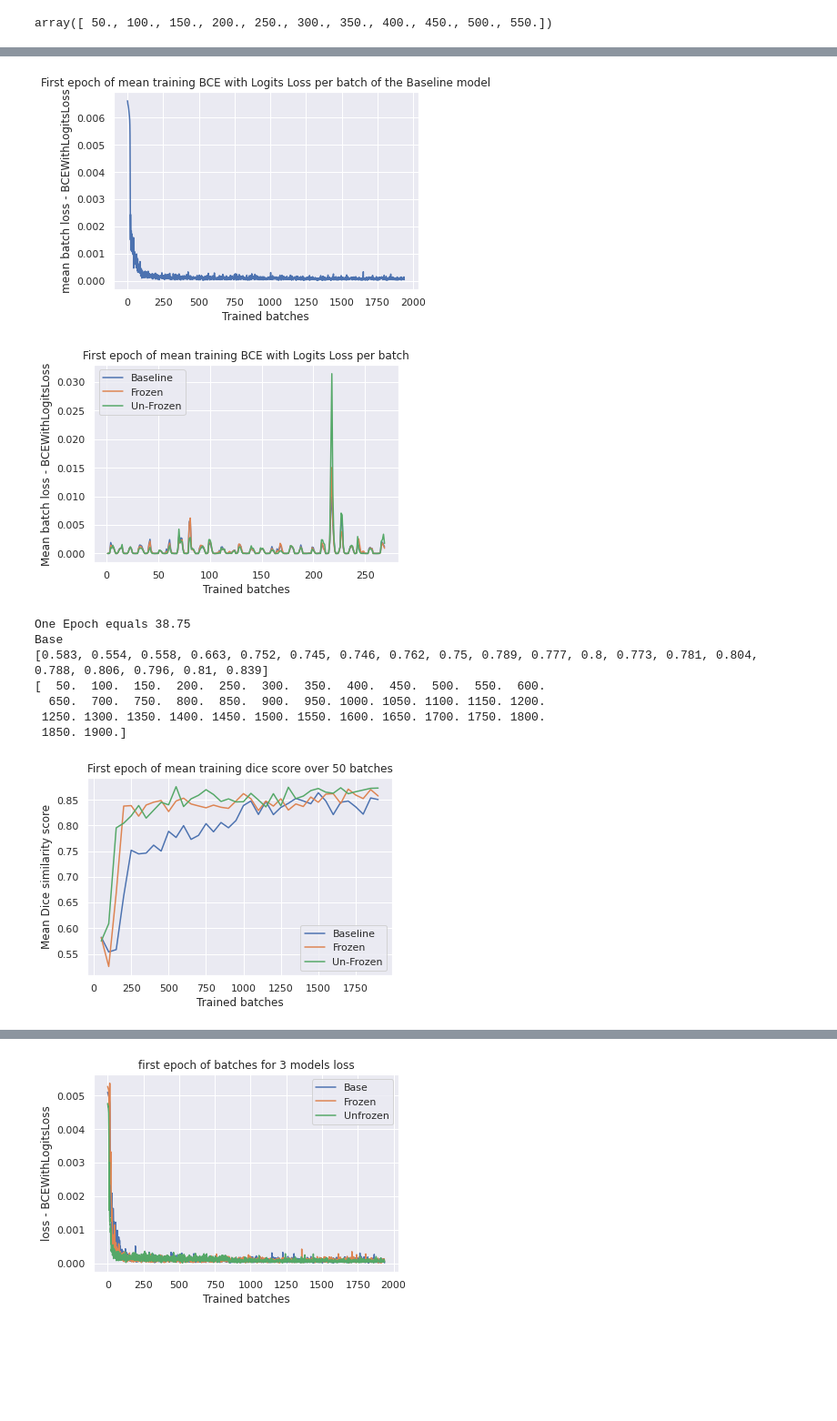
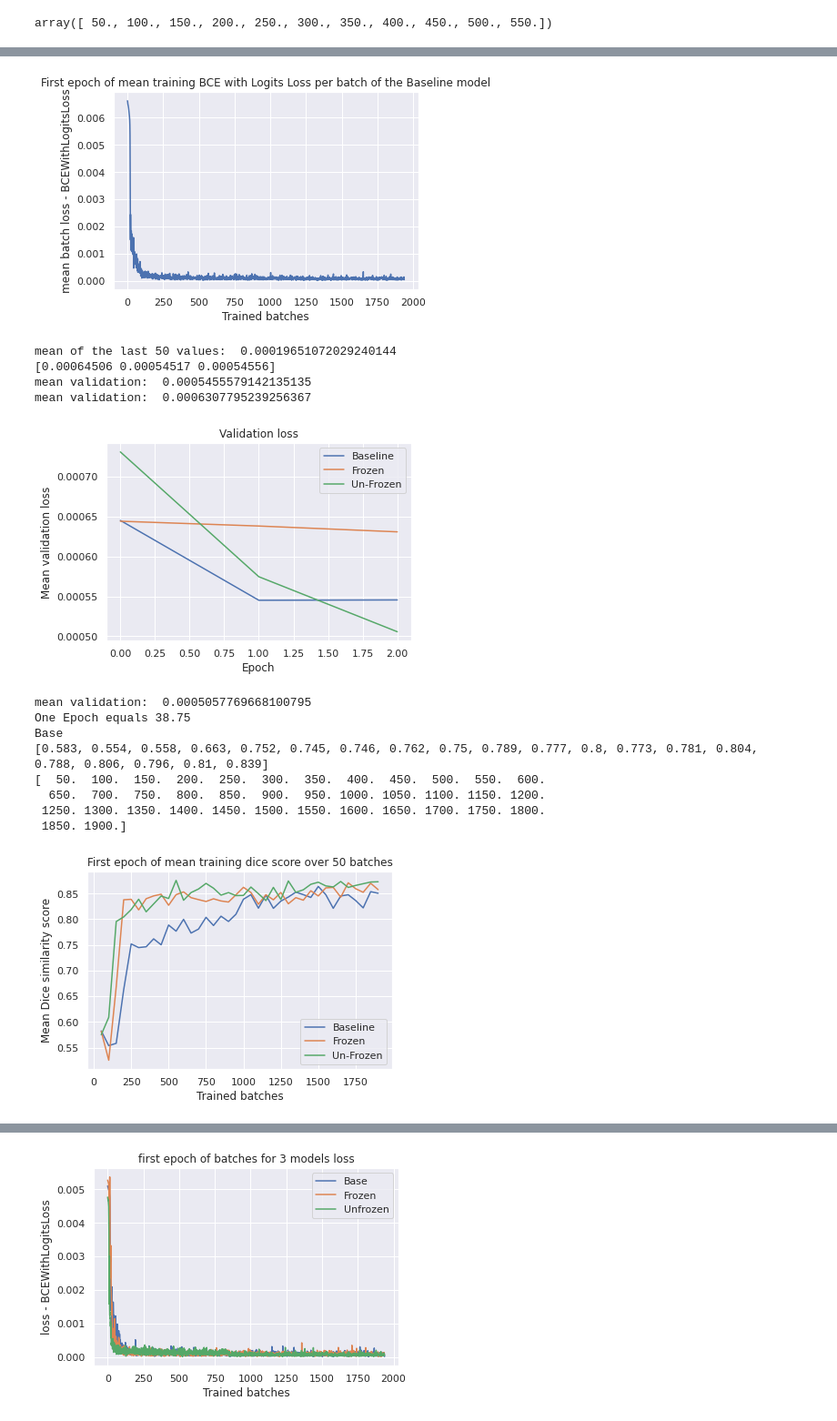
Before and after one commit to Jmckone1/unet, a Jupyter notebook: RANO comparison.ipynb, the cells around one changed output, grey strips where cells are left out. Shown at 91% size. Drawn from its saved outputs; the diff is of its cells as text; code cells hidden in the pictures; blank space fills up the shorter version.

Commit message:
updated notebooks for plot outputs - validation over 3 epochs. got prediction outputs for the baseline model on full dataset

```diff
--- a/RANO comparison.ipynb
+++ b/RANO comparison.ipynb
@@ -45,24 +46,39 @@ plt.plot(range(len(list_total)),list_total)
 plt.title("First epoch of mean training BCE with Logits Loss per batch of the Baseline model")
 plt.xlabel("Trained batches")
 plt.ylabel("mean batch loss - BCEWithLogitsLoss")
+#plt.ylim([-0.001, 0.035])
 plt.show()
+print("mean of the last 50 values: ", np.nanmean(x[:-50]))
 
-list_total = []
-for j in range(1):
-    x = np.genfromtxt("Checkpoints/Full_model_MK5_H16_O4A4_base/epoch_"+str(j)+"validation_loss.csv", delimiter=',')
-    y = np.genfromtxt("Checkpoints/Full_model_MK5_H16_O4A4_frozen/epoch_"+str(j)+"validation_loss.csv", delimiter=',')
-    z = np.genfromtxt("Checkpoints/Full_model_MK5_H16_O4A4_unfrozen/epoch_"+str(j)+"validation_loss.csv", delimiter=',')
+x_array,y_array,z_array = np.array([]),np.array([]),np.array([])
+for j in range(3):
+    x = np.nanmean(np.genfromtxt("Checkpoints/Full_model_MK5_H16_O4A4_base/epoch_"+str(j)+"validation_loss.csv", delimiter=','))
+    x_array = np.append(x_array, x)
+    y = np.nanmean(np.genfromtxt("Checkpoints/Full_model_MK5_H16_O4A4_frozen/epoch_"+str(j)+"validation_loss.csv", delimiter=','))
+    y_array = np.append(y_array, y)
+    z = np.nanmean(np.genfromtxt("Checkpoints/Full_model_MK5_H16_O4A4_unfrozen/epoch_"+str(j)+"validation_loss.csv", delimiter=','))
+    z_array = np.append(z_array, z)
 
-    list_total = np.concatenate((list_total,x))
 
-plt.plot(range(len(x)),x)
-plt.plot(range(len(y)),y)
-plt.plot(range(len(z)),z)
-plt.title("First epoch of mean training BCE with Logits Loss per batch")
-plt.xlabel("Trained batches")
-plt.ylabel("Mean batch loss - BCEWithLogitsLoss")
+print(empty_array)
+plt.plot(range(len(x_array)),x_array)
+plt.title("Validation loss")
+#plt.ylim([-0.001, 0.035])
+#plt.show()
+print("mean validation: ", np.nanmean(x))
+
+plt.plot(range(len(y_array)),y_array)
+#plt.ylim([-0.001, 0.035])
+#plt.show()
+print("mean validation: ", np.nanmean(y))
+
+plt.plot(range(len(z_array)),z_array)
+plt.xlabel("Epoch")
+plt.ylabel("Mean validation loss")
+#plt.ylim([-0.001, 0.035])
 plt.legend(["Baseline","Frozen","Un-Frozen"])
 plt.show()
+print("mean validation: ", np.nanmean(z))
 
 x0 = np.genfromtxt("Checkpoints/Full_model_MK5_H16_O4A4_base/epoch_0training_dice.csv", delimiter=',')
 y0 = np.genfromtxt("Checkpoints/Full_model_MK5_H16_O4A4_frozen/epoch_0training_dice.csv", delimiter=',')
@@ -113,48 +129,53 @@ z0 = np.genfromtxt("Checkpoints/Full_model_MK5_H16_O4A4_unfrozen/epoch_0validati
 z0.tolist().append(np.genfromtxt("Checkpoints/Full_model_MK5_H16_O4A4_unfrozen/epoch_1validation_dice.csv", delimiter=',').tolist())
 z0.tolist().append(np.genfromtxt("Checkpoints/Full_model_MK5_H16_O4A4_unfrozen/epoch_2validation_dice.csv", delimiter=',').tolist())
 
-plt.plot(range(len(z0)),z0)
-plt.show()
-print("One Epoch equals" , len(x0)/(50*16))
+# plt.plot(range(len(z0)),z0)
+# plt.show()
+# print("One Epoch equals" , len(x0)/(50*16))
 
 mean_output_x,mean_output_y,mean_output_z = [],[],[]
 each_number_x,each_number_y,each_number_z = [],[],[]
 
 for i in range(len(x0)):
     each_number_x.append(x0[i])
     each_number_y.append(y0[i])
     each_number_z.append(z0[i])
     if len(each_number_x) == (50*4):
         mean_output_x.append(np.mean(each_number_x))
         mean_output_y.append(np.mean(each_number_y))
         mean_output_z.append(np.mean(each_number_z))
         each_number_x,each_number_y,each_number_z = [],[],[]
     if i == len(x0):
         mean_output_x.append(np.mean(each_number_x))
         mean_output_y.append(np.mean(each_number_y))
         mean_output_z.append(np.mean(each_number_z))
 
 print("Base")
 print(list(np.around(np.array(mean_output_x[:20]),3)))
 
 length = np.linspace(50, 1900, num=38)
 print(length)
 plt.plot(range(len(mean_output_x)),mean_output_x)
 plt.plot(range(len(mean_output_y)),mean_output_y)
 plt.plot(range(len(mean_output_z)),mean_output_z)
 plt.title("First epoch of mean training dice score over 50 batches")
 plt.xlabel("Trained batches")
 plt.ylabel("Mean Dice similarity score")
 plt.legend(["Baseline","Frozen","Un-Frozen"])
 plt.show()
 # %% [output]
 [figure]
+mean of the last 50 values:  0.00019651072029240144
+[0.00064506 0.00054517 0.00054556]
+mean validation:  0.0005455579142135135
+mean validation:  0.0006307795239256367
-[figure, old version]
+[figure, new version]
-One Epoch equals 38.75
-Base
-[0.583, 0.554, 0.558, 0.663, 0.752, 0.745, 0.746, 0.762, 0.75, 0.789, 0.777, 0.8, 0.773, 0.781, 0.804, 0.788, 0.806, 0.796, 0.81, 0.839]
-[  50.  100.  150.  200.  250.  300.  350.  400.  450.  500.  550.  600.
-  650.  700.  750.  800.  850.  900.  950. 1000. 1050. 1100. 1150. 1200.
- 1250. 1300. 1350. 1400. 1450. 1500. 1550. 1600. 1650. 1700. 1750. 1800.
- 1850. 1900.]
+mean validation:  0.0005057769668100795
+One Epoch equals 38.75
+Base
+[0.583, 0.554, 0.558, 0.663, 0.752, 0.745, 0.746, 0.762, 0.75, 0.789, 0.777, 0.8, 0.773, 0.781, 0.804, 0.788, 0.806, 0.796, 0.81, 0.839]
+[  50.  100.  150.  200.  250.  300.  350.  400.  450.  500.  550.  600.
+  650.  700.  750.  800.  850.  900.  950. 1000. 1050. 1100. 1150. 1200.
+ 1250. 1300. 1350. 1400. 1450. 1500. 1550. 1600. 1650. 1700. 1750. 1800.
+ 1850. 1900.]
 [figure]
```
Also changed, not shown: parts of 3 cells of this notebook, 3 other files.
